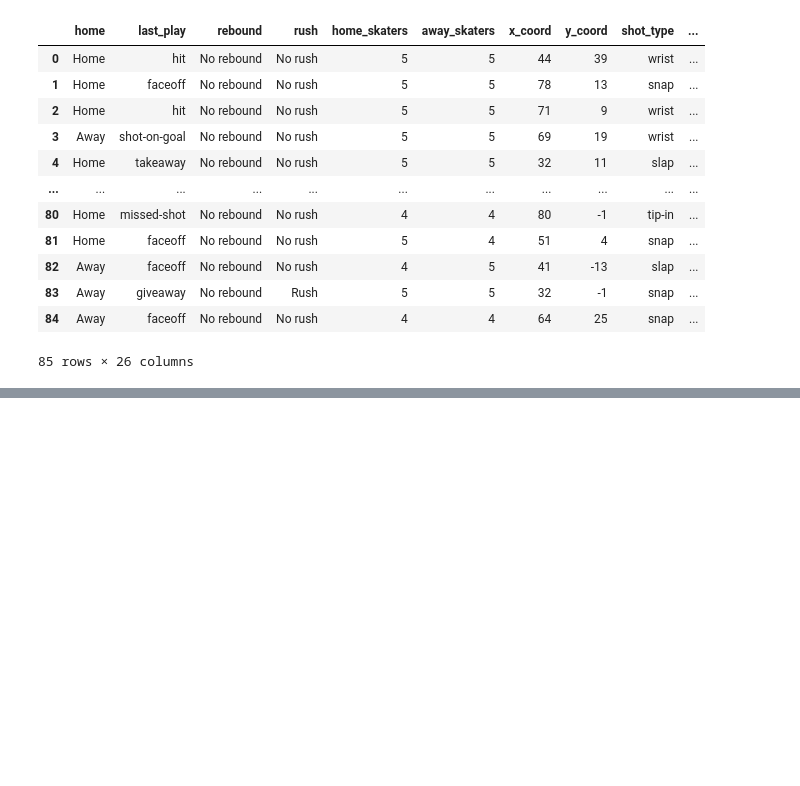
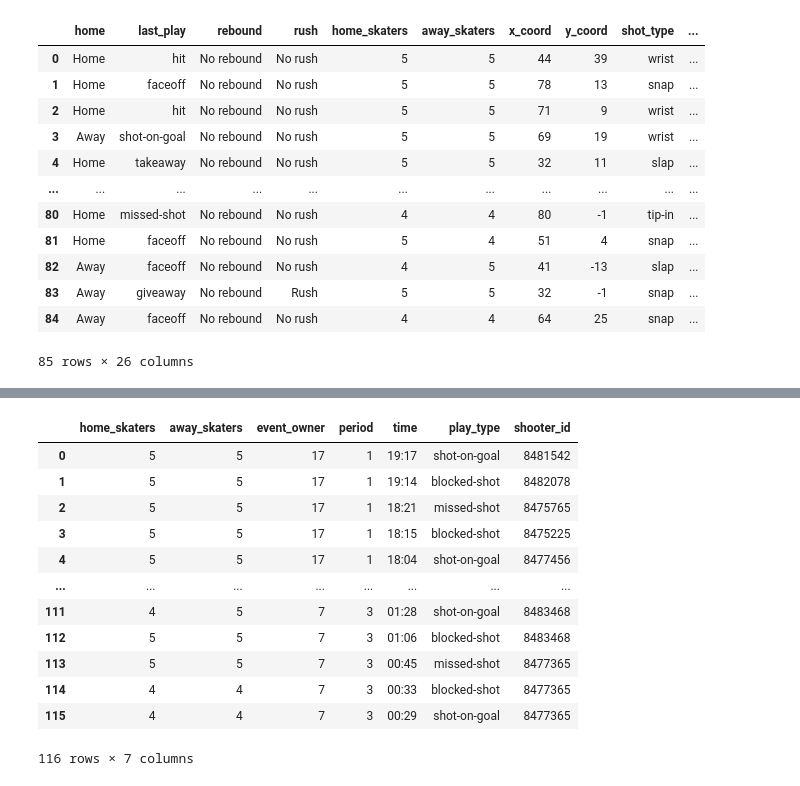
Before and after one commit to nolantphillips/nhl_game_reports, a Jupyter notebook: notebooks/02_call_for_data.ipynb, the cells around one changed output, grey strips where cells are left out. Saved outputs shown, nothing was run; the diff lists cells and outputs as text; code cells hidden in the pictures; blank space fills up the shorter version.

```diff
--- a/notebooks/02_call_for_data.ipynb
+++ b/notebooks/02_call_for_data.ipynb
@@ -84,0 +137,16 @@ full_shots_df
+# %%
+attempts_df
+# %% [output]
+|  | home_skaters | away_skaters | event_owner | period | time | play_type | shooter_id |
+| 0 | 5 | 5 | 17 | 1 | 19:17 | shot-on-goal | 8481542 |
+| 1 | 5 | 5 | 17 | 1 | 19:14 | blocked-shot | 8482078 |
+| 2 | 5 | 5 | 17 | 1 | 18:21 | missed-shot | 8475765 |
+| 3 | 5 | 5 | 17 | 1 | 18:15 | blocked-shot | 8475225 |
+| 4 | 5 | 5 | 17 | 1 | 18:04 | shot-on-goal | 8477456 |
+| ... | ... | ... | ... | ... | ... | ... | ... |
+| 111 | 4 | 5 | 7 | 3 | 01:28 | shot-on-goal | 8483468 |
+| 112 | 5 | 5 | 7 | 3 | 01:06 | blocked-shot | 8483468 |
+| 113 | 5 | 5 | 7 | 3 | 00:45 | missed-shot | 8477365 |
+| 114 | 4 | 4 | 7 | 3 | 00:33 | blocked-shot | 8477365 |
+| 115 | 4 | 4 | 7 | 3 | 00:29 | shot-on-goal | 8477365 |
+116 rows × 7 columns
```
Also changed, not shown: parts of 17 cells of this notebook, 1 other file.
